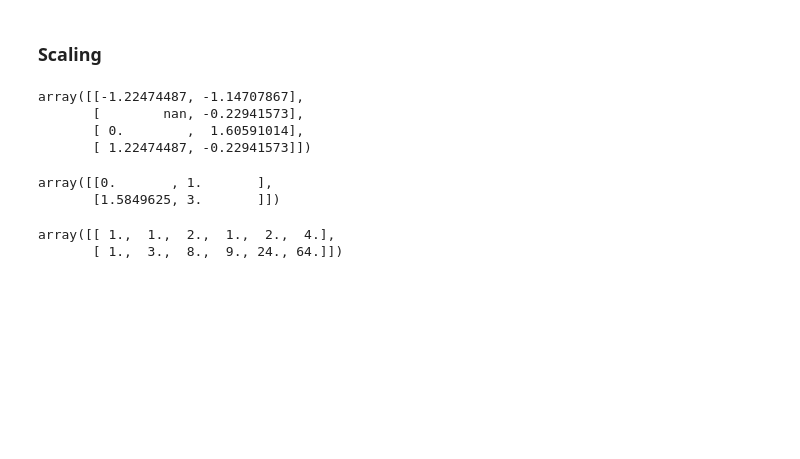
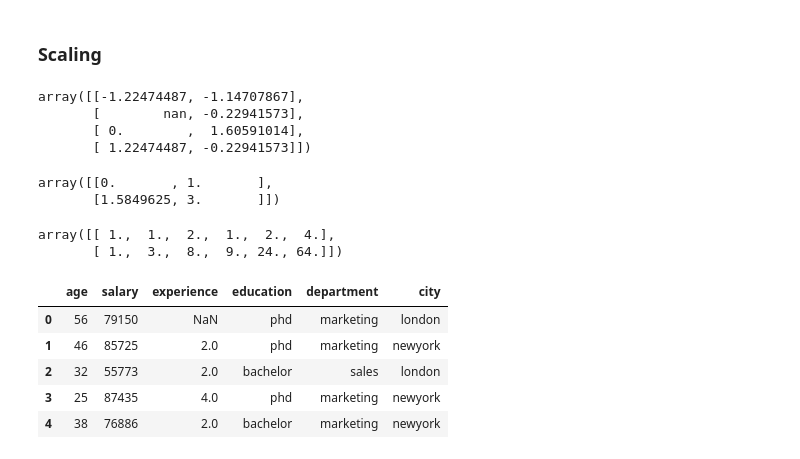
Before and after one commit to 24f1000525/ML, a Jupyter notebook: Preprocessing.ipynb, the cells around one changed output. Drawn from its saved outputs; the diff is of its cells as text; code cells hidden in the pictures; blank space fills up the shorter version.

```diff
--- a/Preprocessing.ipynb
+++ b/Preprocessing.ipynb
@@ -135,0 +147,9 @@ array([[ 1.,  1.,  2.,  1.,  2.,  4.],
+# %%
+data.head()
+# %% [output]
+|  | age | salary | experience | education | department | city |
+| 0 | 56 | 79150 | NaN | phd | marketing | london |
+| 1 | 46 | 85725 | 2.0 | phd | marketing | newyork |
+| 2 | 32 | 55773 | 2.0 | bachelor | sales | london |
+| 3 | 25 | 87435 | 4.0 | phd | marketing | newyork |
+| 4 | 38 | 76886 | 2.0 | bachelor | marketing | newyork |
```
Also changed, not shown: parts of 4 cells of this notebook.
